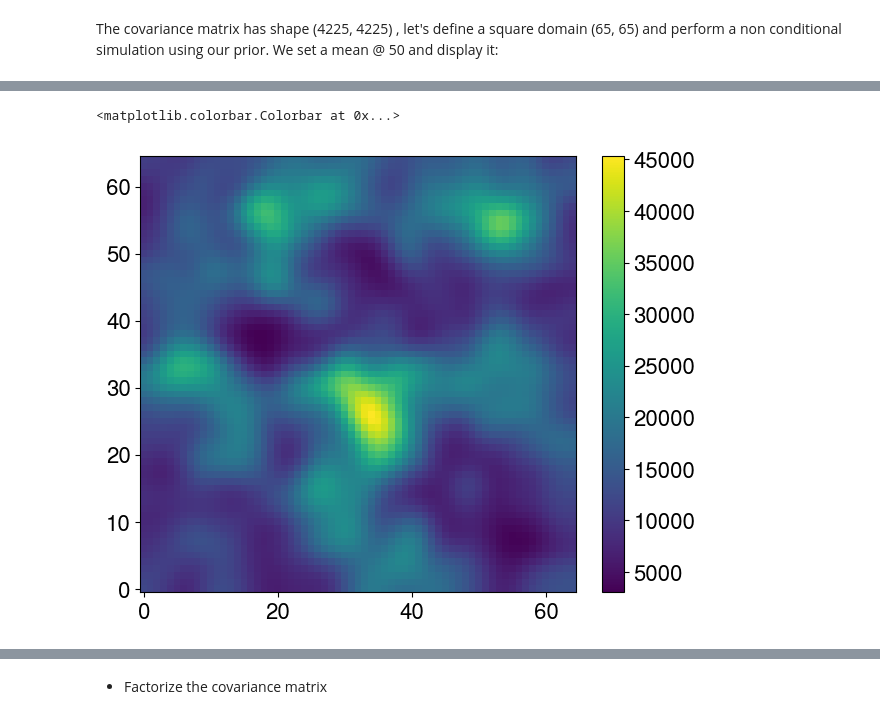
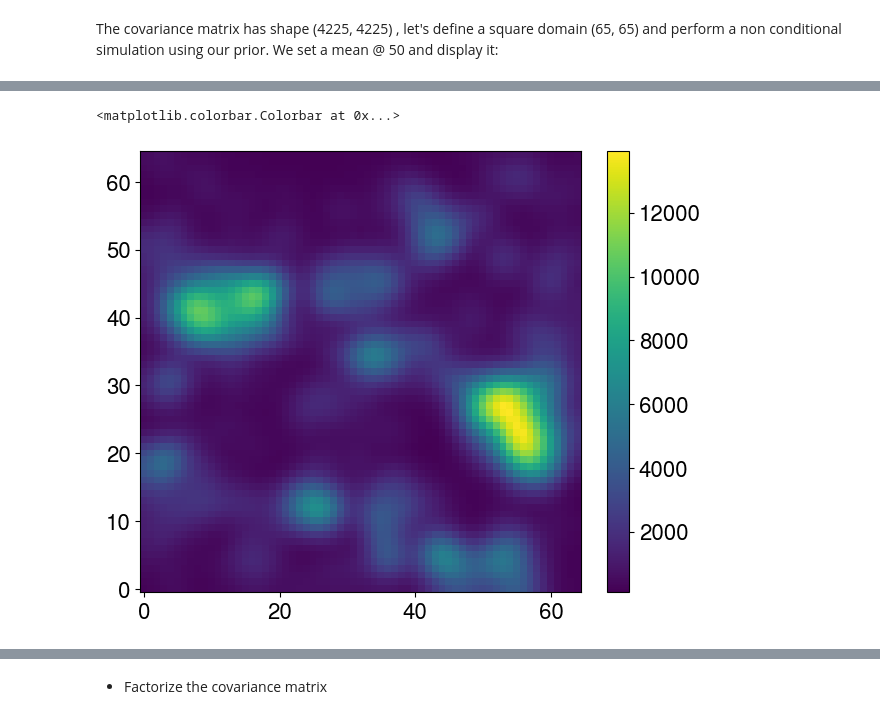
Before and after one commit to antoinecollet5/pypcga, a Jupyter notebook: examples/test_pcga.ipynb, the cells around one changed output, grey strips where cells are left out. Drawn from its saved outputs; the diff is of its cells as text; code cells hidden in the pictures.

```diff
--- a/examples/test_pcga.ipynb
+++ b/examples/test_pcga.ipynb
@@ -61,4 +58,0 @@ plt.colorbar()
-# %%
-def forward_model(x) -> NDArrayFloat:
-    # return gaussian_filter(np.sqrt(x), sigma=2.0) - 0.1 * gaussian_filter(x ** 2 + 200, sigma=5.0)
-    return gaussian_filter(4.0 * x**2, sigma=2.0)
@@ -66,0 +61,12 @@ d_ref = forward_model(s_ref)
+# %%
+def forward_model(x) -> NDArrayFloat:
+    return sp.ndimage.gaussian_filter(4.0 * x**2, sigma=2.0)
+
+d_ref = forward_model(s_ref)
+
+plt.imshow(
+    d_ref.T,
+    origin="lower",
+    aspect="equal",
+)
+plt.colorbar()
@@ -66,0 +78,12 @@ d_ref = forward_model(s_ref)
+# %%
+s_init = np.abs(cov_prior.sample_mvnormal(shape=(1,), random_state=15653).reshape(ny, nx).T)
+
+plt.imshow(
+    s_init.T,
+    origin="lower",
+    cmap=plt.get_cmap("jet"),
+    aspect="equal",
+    vmin=0.0,
+    vmax=120,
+)
+plt.colorbar()
@@ -67,10 +93,12 @@ d_ref = forward_model(s_ref)
 # %%
+d_init = forward_model(s_init)
+
 plt.imshow(
-    d_ref,
+    d_init.T,
     origin="lower",
     aspect="equal",
 )
 plt.colorbar()
 # %% [output]
 <matplotlib.colorbar.Colorbar at 0x...>
-[figure, old version]
+[figure, new version]
```
Also changed, not shown: parts of 26 cells of this notebook, 2 other files.
